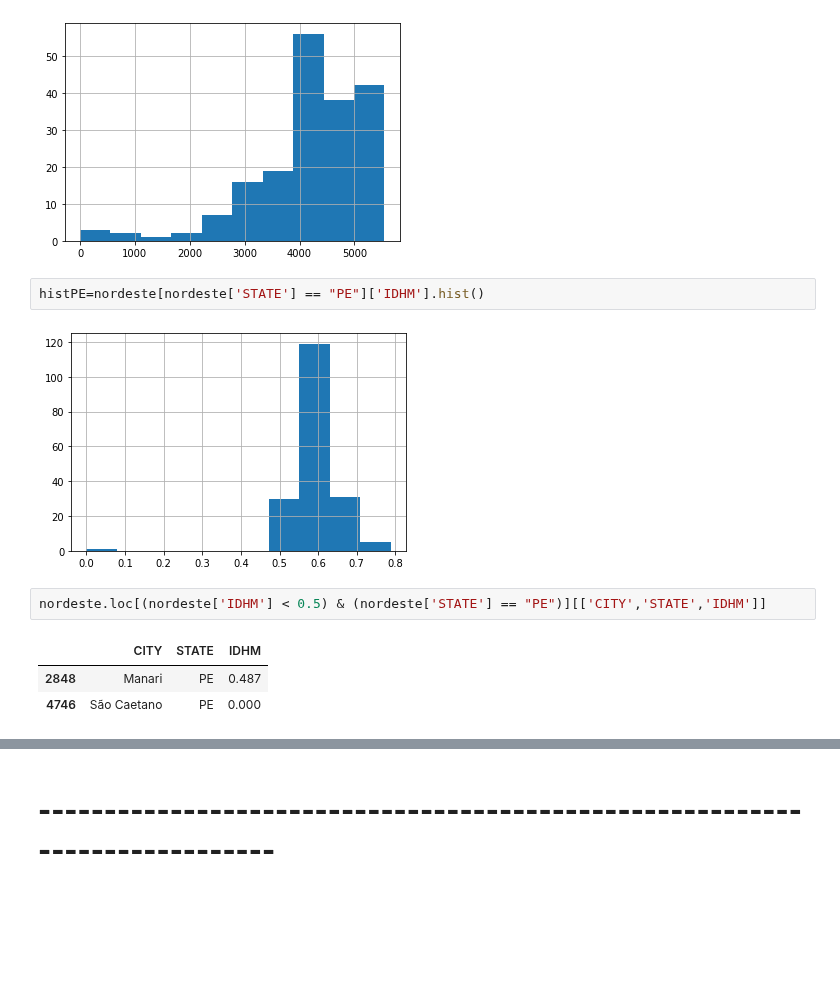
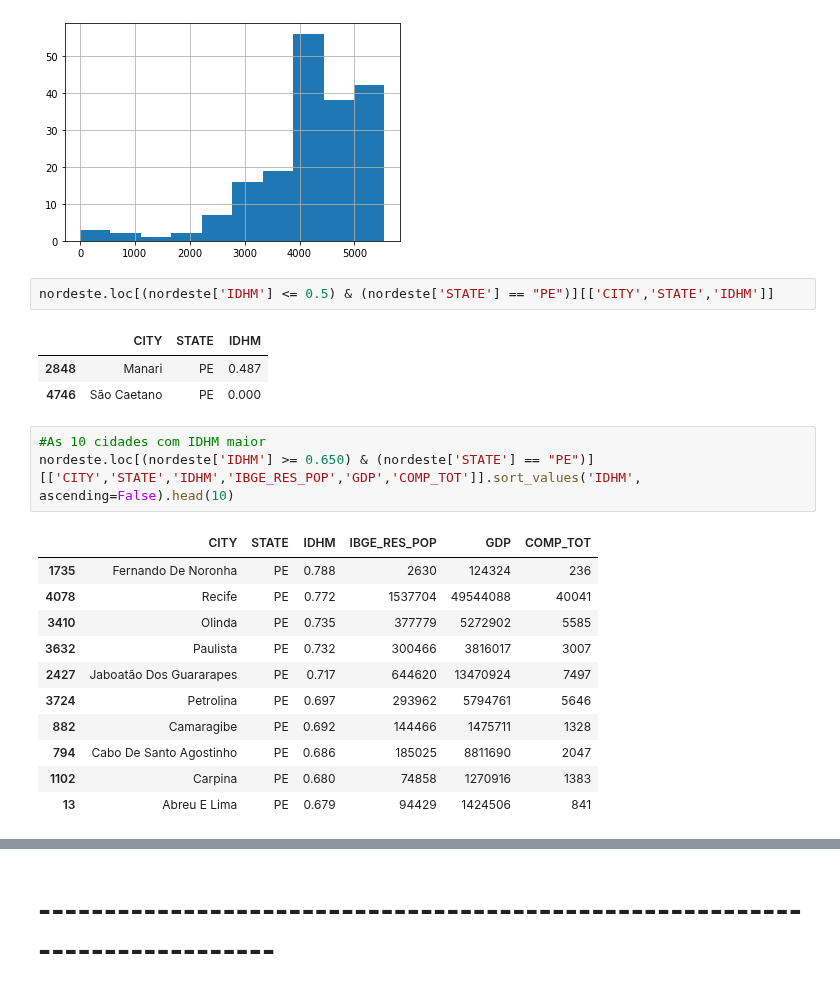
Before and after one commit to leydsonbarros/Brazilian_Cities, a Jupyter notebook: brazilian_cities.ipynb, the cells around one changed output, grey strips where cells are left out. Drawn from its saved outputs; the diff is of its cells as text; blank space fills up the shorter version.

```diff
--- a/brazilian_cities.ipynb
+++ b/brazilian_cities.ipynb
@@ -247,12 +256,23 @@ nordeste.loc[(nordeste['STATE'] == "PE")]['IDHM Ranking 2010'].hist()
 <AxesSubplot:>
 [figure]
 # %%
-histPE=nordeste[nordeste['STATE'] == "PE"]['IDHM'].hist()
+nordeste.loc[(nordeste['IDHM'] <= 0.5) & (nordeste['STATE'] == "PE")][['CITY','STATE','IDHM']]
 # %% [output]
-[figure, removed]
+|  | CITY | STATE | IDHM |
+| 2848 | Manari | PE | 0.487 |
+| 4746 | São Caetano | PE | 0.000 |
 # %%
-nordeste.loc[(nordeste['IDHM'] < 0.5) & (nordeste['STATE'] == "PE")][['CITY','STATE','IDHM']]
+#As 10 cidades com IDHM maior
+nordeste.loc[(nordeste['IDHM'] >= 0.650) & (nordeste['STATE'] == "PE")][['CITY','STATE','IDHM','IBGE_RES_POP','GDP','COMP_TOT']].sort_values('IDHM', ascending=False).head(10)
 # %% [output]
-|  | CITY | STATE | IDHM |
-| 2848 | Manari | PE | 0.487 |
-| 4746 | São Caetano | PE | 0.000 |
+|  | CITY | STATE | IDHM | IBGE_RES_POP | GDP | COMP_TOT |
+| 1735 | Fernando De Noronha | PE | 0.788 | 2630 | 124324 | 236 |
+| 4078 | Recife | PE | 0.772 | 1537704 | 49544088 | 40041 |
+| 3410 | Olinda | PE | 0.735 | 377779 | 5272902 | 5585 |
+| 3632 | Paulista | PE | 0.732 | 300466 | 3816017 | 3007 |
+| 2427 | Jaboatão Dos Guararapes | PE | 0.717 | 644620 | 13470924 | 7497 |
+| 3724 | Petrolina | PE | 0.697 | 293962 | 5794761 | 5646 |
+| 882 | Camaragibe | PE | 0.692 | 144466 | 1475711 | 1328 |
+| 794 | Cabo De Santo Agostinho | PE | 0.686 | 185025 | 8811690 | 2047 |
+| 1102 | Carpina | PE | 0.680 | 74858 | 1270916 | 1383 |
+| 13 | Abreu E Lima | PE | 0.679 | 94429 | 1424506 | 841 |
```
Also changed, not shown: parts of 3 cells of this notebook.
